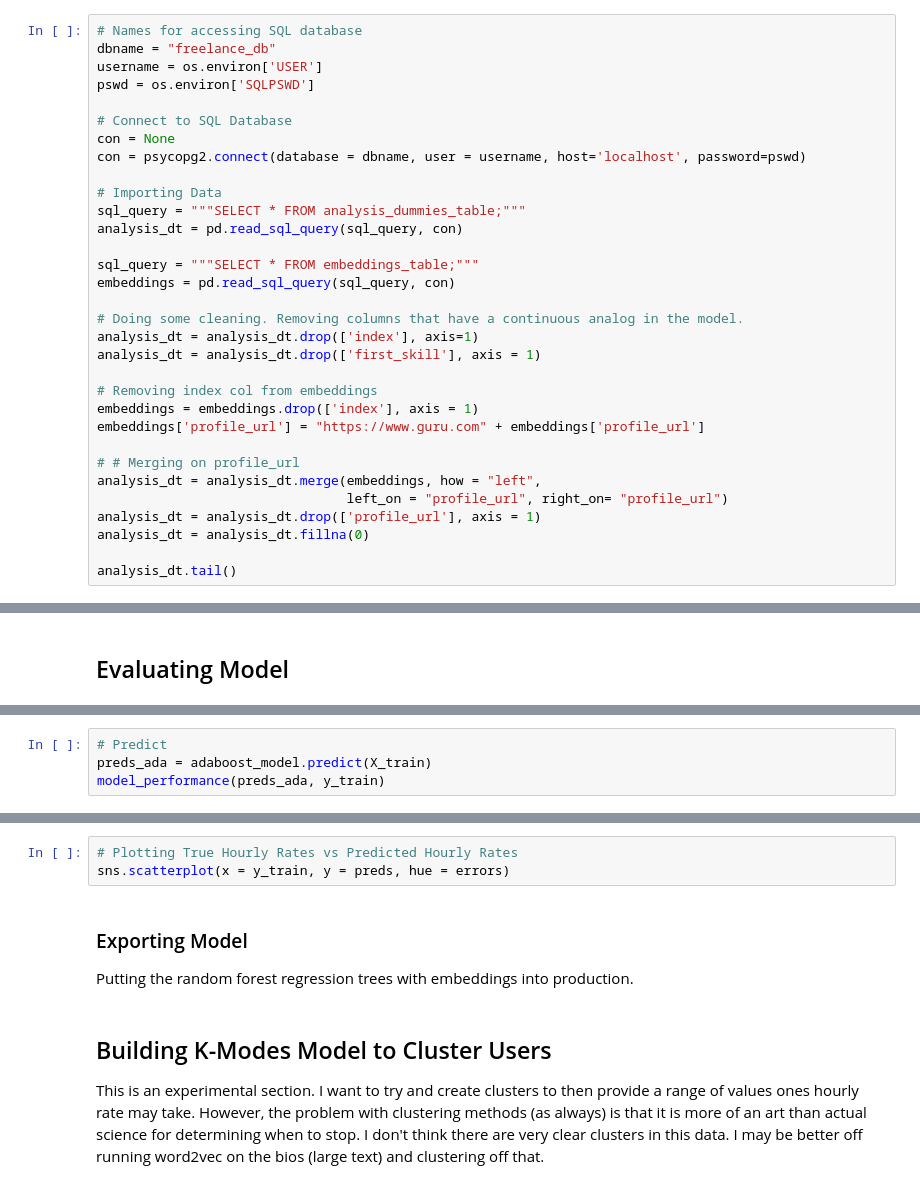
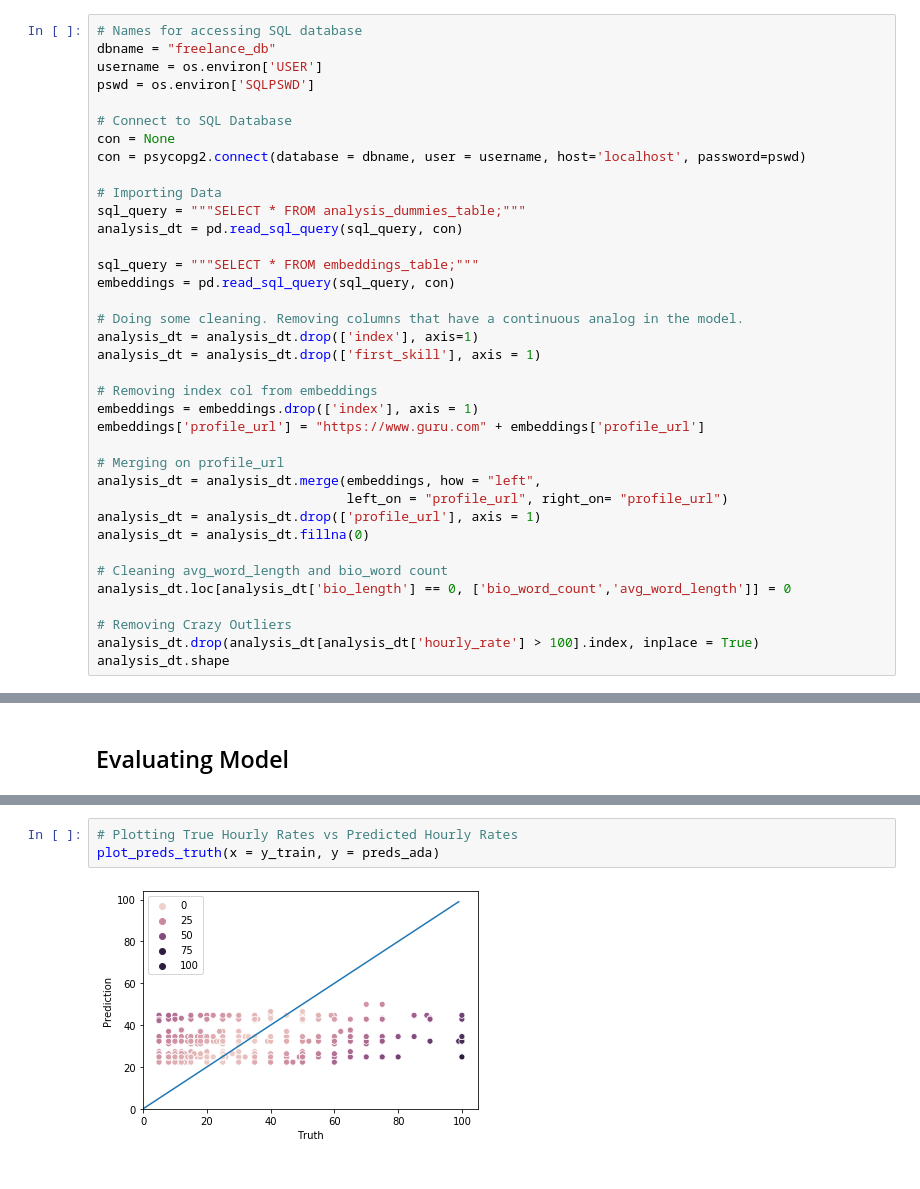
Before and after one commit to lmgibson/MyRate, a Jupyter notebook: notebooks/model_training.ipynb, the cells around one changed output, grey strips where cells are left out. Saved outputs shown, nothing was run; the diff lists cells and outputs as text.

```diff
--- a/notebooks/model_training.ipynb
+++ b/notebooks/model_training.ipynb
@@ -64,11 +68,16 @@ analysis_dt = analysis_dt.drop(['first_skill'], axis = 1)
 embeddings = embeddings.drop(['index'], axis = 1)
 embeddings['profile_url'] = "https://www.guru.com" + embeddings['profile_url']
 
-# # Merging on profile_url
+# Merging on profile_url
 analysis_dt = analysis_dt.merge(embeddings, how = "left",
                                 left_on = "profile_url", right_on= "profile_url")
 analysis_dt = analysis_dt.drop(['profile_url'], axis = 1)
 analysis_dt = analysis_dt.fillna(0)
 
-analysis_dt.tail()
+# Cleaning avg_word_length and bio_word count
+analysis_dt.loc[analysis_dt['bio_length'] == 0, ['bio_word_count','avg_word_length']] = 0
+
+# Removing Crazy Outliers
+analysis_dt.drop(analysis_dt[analysis_dt['hourly_rate'] > 100].index, inplace = True)
+analysis_dt.shape
 # %% [output]
@@ -239,4 +294,0 @@ baseline_performance(y_test)
-# %%
-# Predict
-preds_ada = adaboost_model.predict(X_train)
-model_performance(preds_ada, y_train)
@@ -243,10 +309,5 @@ model_performance(preds_ada, y_train)
 # %%
 # Plotting True Hourly Rates vs Predicted Hourly Rates
-sns.scatterplot(x = y_train, y = preds, hue = errors)
+plot_preds_truth(x = y_train, y = preds_ada)
+# %% [output]
+[figure, added]
-# %% [markdown]
-### Exporting Model
-
-Putting the random forest regression trees with embeddings into production.
-# %% [markdown]
-## Building K-Modes Model to Cluster Users
-This is an experimental section. I want to try and create clusters to then provide a range of values ones hourly rate may take. However, the problem with clustering methods (as always) is that it is more of an art than actual science for determining when to stop. I don't think there are very clear clusters in this data. I may be better off running word2vec on the bios (large text) and clustering off that.
```
Also changed, not shown: parts of 32 cells of this notebook, 5 other files.
